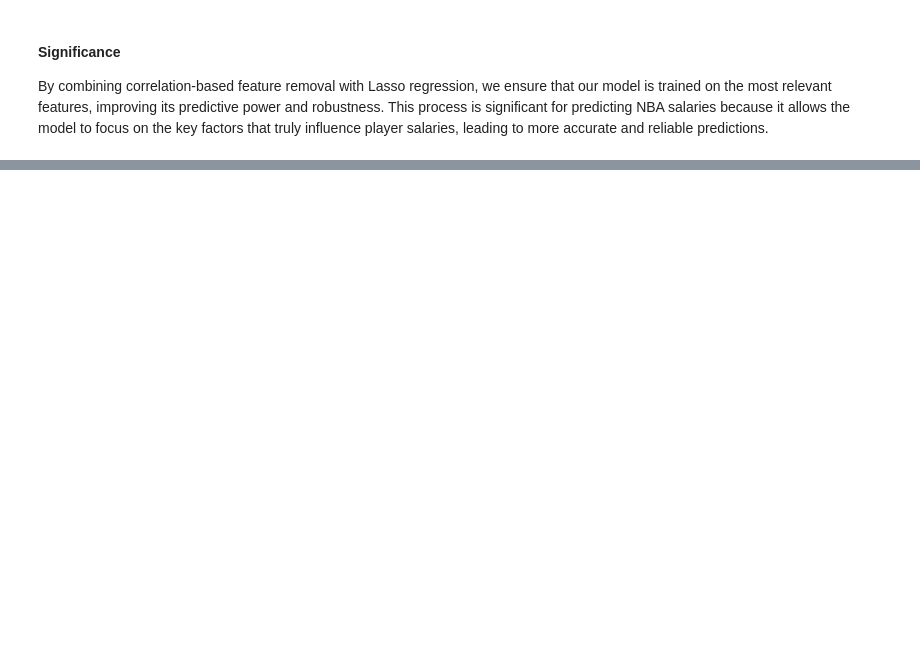
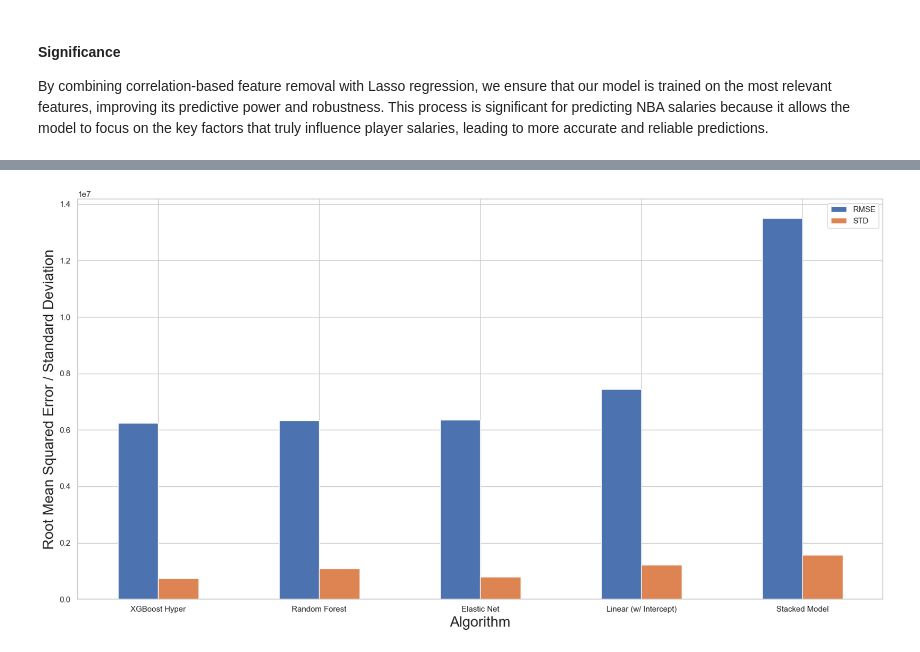
Before and after one commit to GabrielKrishnadasan/COMP352FinalProject, a Jupyter notebook: old_final_project.ipynb, the cells around one changed output, grey strips where cells are left out. Saved outputs shown, nothing was run; the diff lists cells and outputs as text; code cells hidden in the pictures; blank space fills up the shorter version.

```diff
--- a/old_final_project.ipynb
+++ b/old_final_project.ipynb
@@ -310,0 +486,4 @@ for i in range(0, len(null_columns)):
+# %%
+lr_w_int = LinearRegression()
+lr_no_int = LinearRegression(fit_intercept=False)
+elastic_net = ElasticNet(alpha=0.01, l1_ratio=0.1)
@@ -310,0 +737,31 @@ for i in range(0, len(null_columns)):
+# %%
+# Tune the XGBoost meta-model
+best_params = hyperparameter_tune_bayesian(X_train, y_train, "xgboost")
+model_xgb = XGBRegressor(**best_params)
+
+# Initialize the stacked ensemble model
+stacked_model = StackedEnsembleCVRegressor(
+    base_models=[rf, lr_w_int, elastic_net],
+    meta_model=model_xgb,
+    n_folds=5
+)
+# %%
+# Compute RMSE and STD for the stacked model
+stacked_model_rmse_std = compute_rmse_std(nba_df, stacked_model)
+
+# Print the results
+print(f"Stacked Model RMSE: {stacked_model_rmse_std[0]}, STD: {stacked_model_rmse_std[1]}")
+
+# Plot RMSE and STD for each Algorithm including the stacked model
+data = {
+    "Linear (w/ Intercept)": compute_rmse_std(nba_df, lr_w_int),
+    "Elastic Net": compute_rmse_std(nba_df, elastic_net),
+    "Random Forest": compute_rmse_std(nba_df, rf),
+    "XGBoost Hyper": compute_rmse_std(nba_df, model_xgb),
+    "Stacked Model": stacked_model_rmse_std,
+}
+data_df = pd.DataFrame(data=data).T.reset_index().sort_values(by=[0], ascending=True)
+data_df.columns = ["Algorithm", "RMSE", "STD"]
+
+# Display the results
+data_df
@@ -310,0 +776,8 @@ for i in range(0, len(null_columns)):
+# %%
+# creating the bar plot
+data_df.plot(kind="bar", x="Algorithm", y=["RMSE", "STD"], figsize=(20, 10), rot=0)
+plt.xlabel("Algorithm", fontsize=20)
+plt.ylabel("Root Mean Squared Error / Standard Deviation", fontsize=20)
+plt.show()
+# %% [output]
+[figure, added]
```
Also changed, not shown: parts of 47 cells of this notebook.
